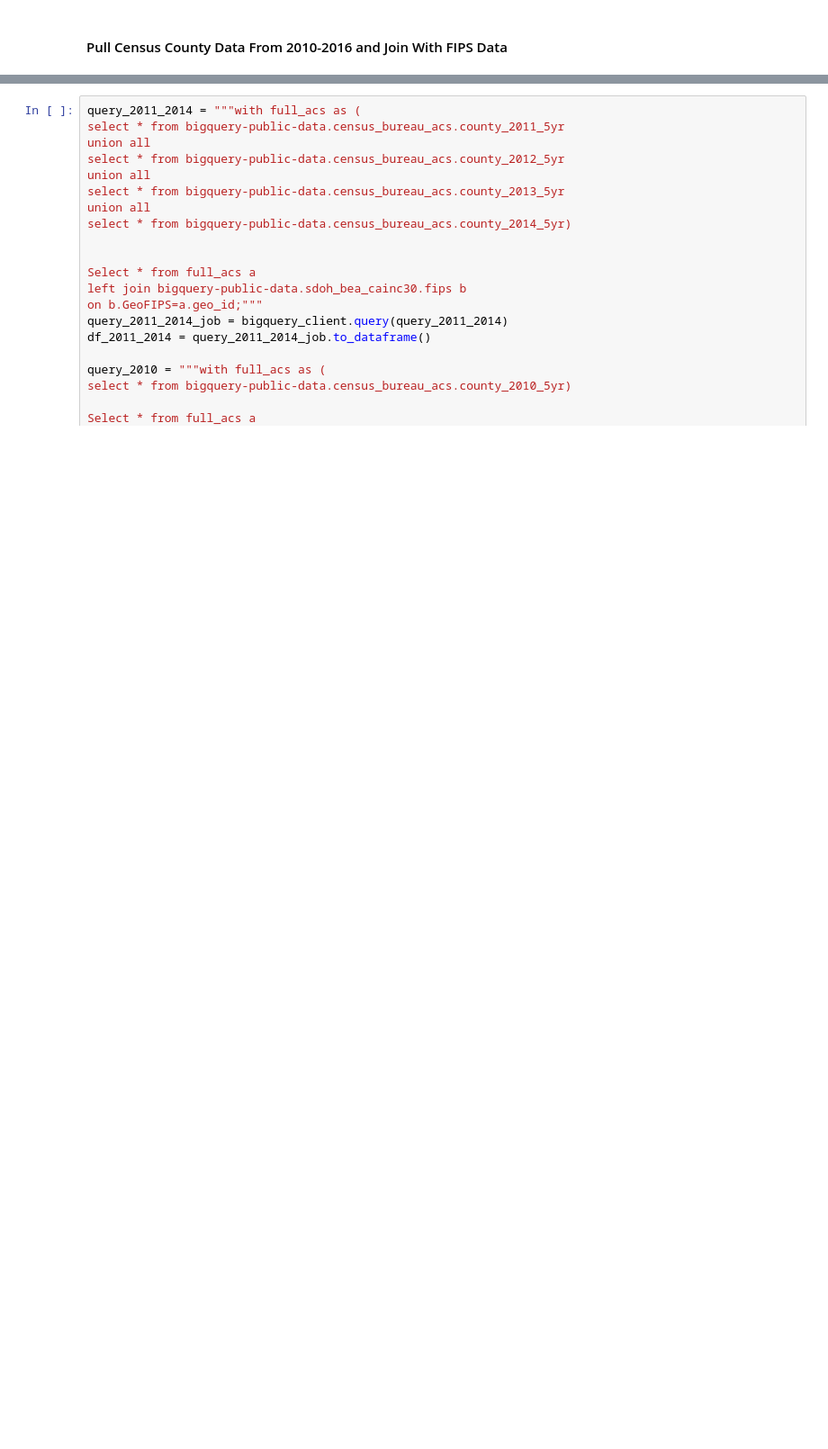
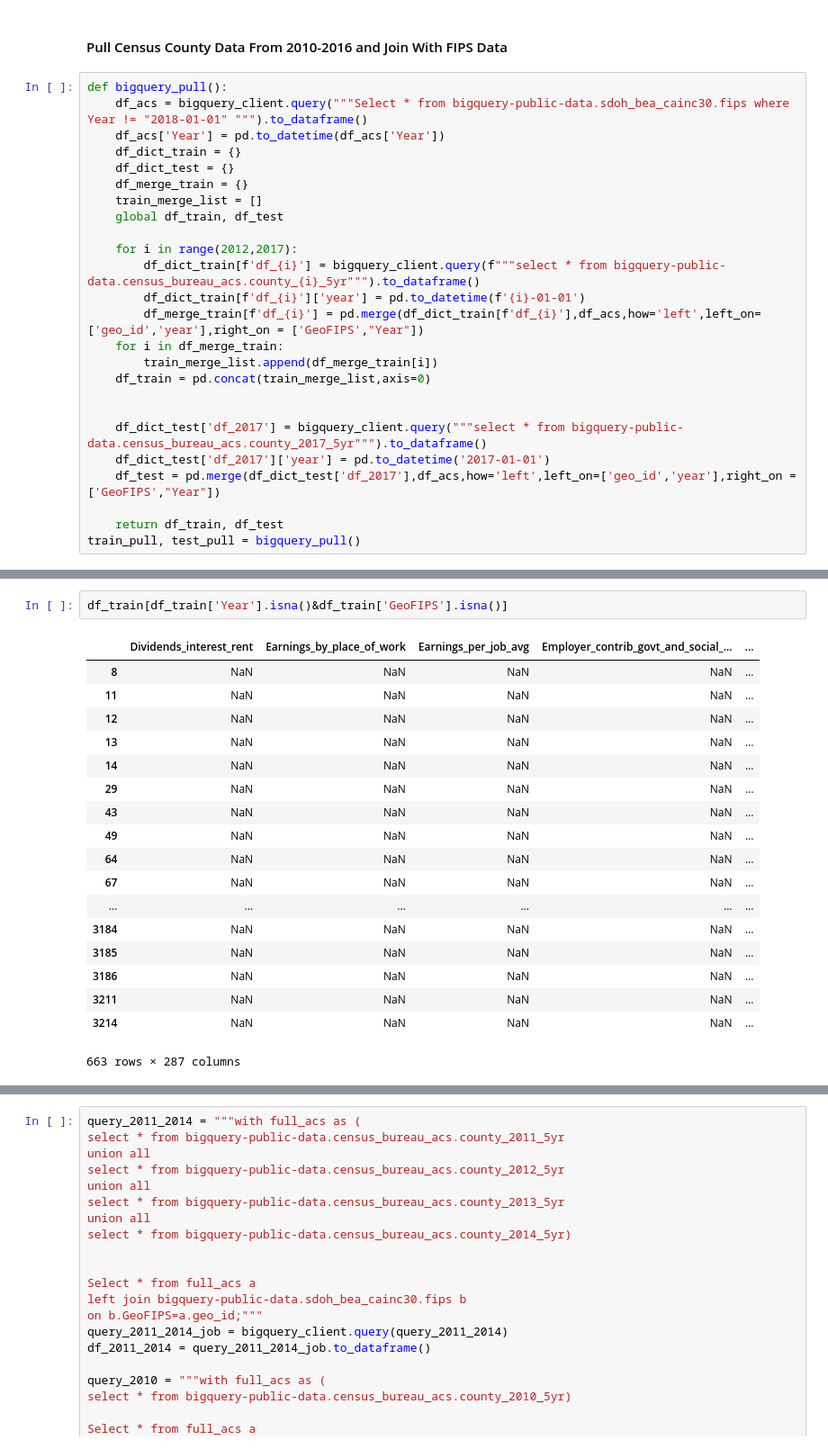
Before and after one commit to mrazumovsky/Census_Income_Analysis, a Jupyter notebook: GCP_Income_Analysis.ipynb, the cells around one changed output, grey strips where cells are left out. Shown at 90% size. Drawn from its saved outputs; the diff is of its cells as text; blank space fills up the shorter version.

```diff
--- a/GCP_Income_Analysis.ipynb
+++ b/GCP_Income_Analysis.ipynb
@@ -20,2 +12,27 @@ df_2010 = query_2010_job.to_dataframe()
 # %% [markdown]
 #### Pull Census County Data From 2010-2016 and Join With FIPS Data
+# %%
+def bigquery_pull():
+    df_acs = bigquery_client.query("""Select * from bigquery-public-data.sdoh_bea_cainc30.fips where Year != "2018-01-01" """).to_dataframe()
+    df_acs['Year'] = pd.to_datetime(df_acs['Year'])
+    df_dict_train = {}
+    df_dict_test = {}
+    df_merge_train = {}
+    train_merge_list = []
+    global df_train, df_test
+
+    for i in range(2012,2017):
+        df_dict_train[f'df_{i}'] = bigquery_client.query(f"""select * from bigquery-public-data.census_bureau_acs.county_{i}_5yr""").to_dataframe()
+        df_dict_train[f'df_{i}']['year'] = pd.to_datetime(f'{i}-01-01')
+        df_merge_train[f'df_{i}'] = pd.merge(df_dict_train[f'df_{i}'],df_acs,how='left',left_on=['geo_id','year'],right_on = ['GeoFIPS',"Year"])
+    for i in df_merge_train:
+        train_merge_list.append(df_merge_train[i])
+    df_train = pd.concat(train_merge_list,axis=0)
+
+
+    df_dict_test['df_2017'] = bigquery_client.query("""select * from bigquery-public-data.census_bureau_acs.county_2017_5yr""").to_dataframe()
+    df_dict_test['df_2017']['year'] = pd.to_datetime('2017-01-01')
+    df_test = pd.merge(df_dict_test['df_2017'],df_acs,how='left',left_on=['geo_id','year'],right_on = ['GeoFIPS',"Year"])
+
+    return df_train, df_test
+train_pull, test_pull = bigquery_pull()
@@ -21,0 +169,21 @@ df_2010 = query_2010_job.to_dataframe()
+# %%
+df_train[df_train['Year'].isna()&df_train['GeoFIPS'].isna()]
+# %% [output]
+|  | Dividends_interest_rent | Earnings_by_place_of_work | Earnings_per_job_avg | Employer_contrib_govt_and_social_... | ... |
+| 8 | NaN | NaN | NaN | NaN | ... |
+| 11 | NaN | NaN | NaN | NaN | ... |
+| 12 | NaN | NaN | NaN | NaN | ... |
+| 13 | NaN | NaN | NaN | NaN | ... |
+| 14 | NaN | NaN | NaN | NaN | ... |
+| 29 | NaN | NaN | NaN | NaN | ... |
+| 43 | NaN | NaN | NaN | NaN | ... |
+| 49 | NaN | NaN | NaN | NaN | ... |
+| 64 | NaN | NaN | NaN | NaN | ... |
+| 67 | NaN | NaN | NaN | NaN | ... |
+| ... | ... | ... | ... | ... | ... |
+| 3184 | NaN | NaN | NaN | NaN | ... |
+| 3185 | NaN | NaN | NaN | NaN | ... |
+| 3186 | NaN | NaN | NaN | NaN | ... |
+| 3211 | NaN | NaN | NaN | NaN | ... |
+| 3214 | NaN | NaN | NaN | NaN | ... |
+663 rows × 287 columns
```
Also changed, not shown: parts of 20 cells of this notebook, 1 other file.
